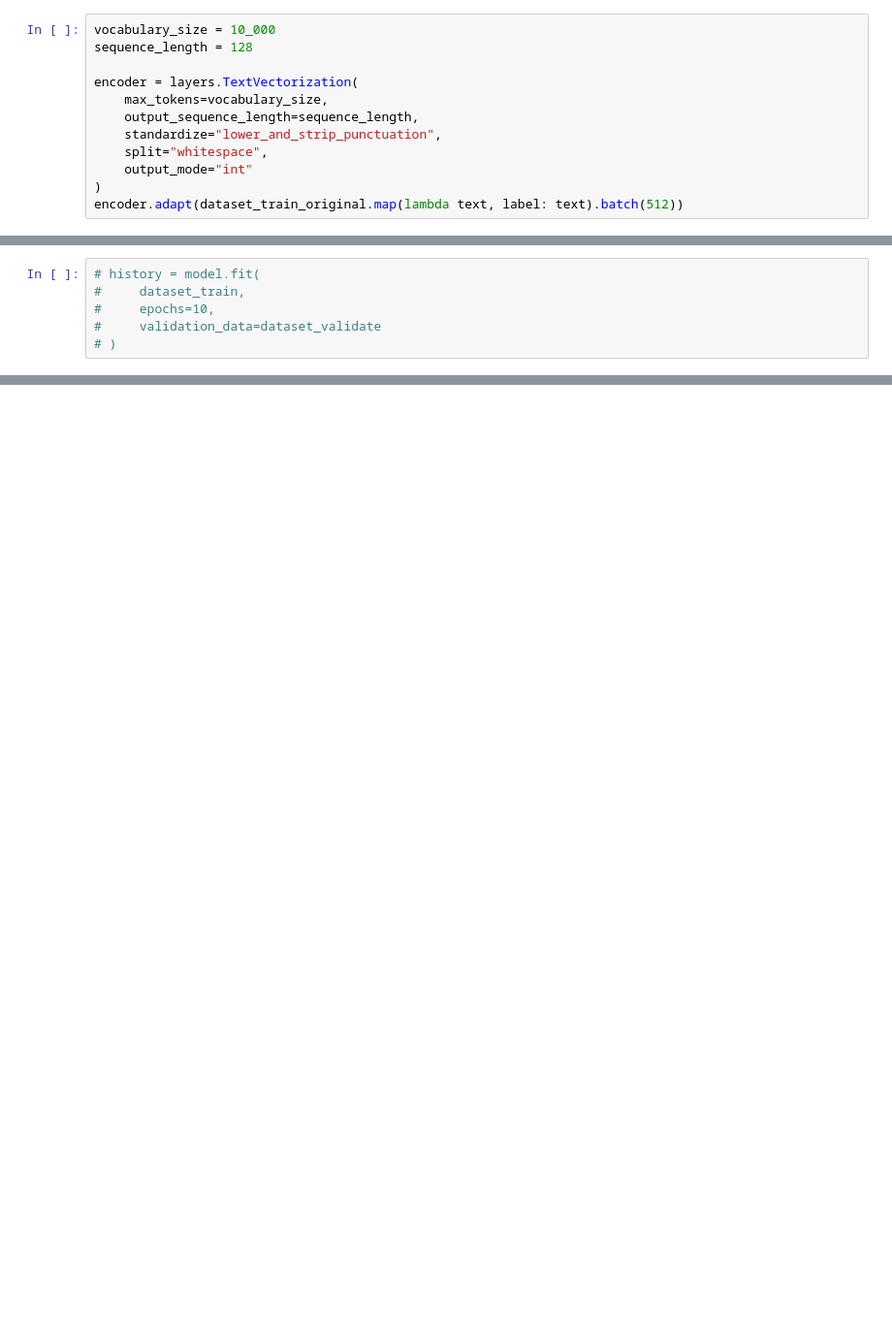
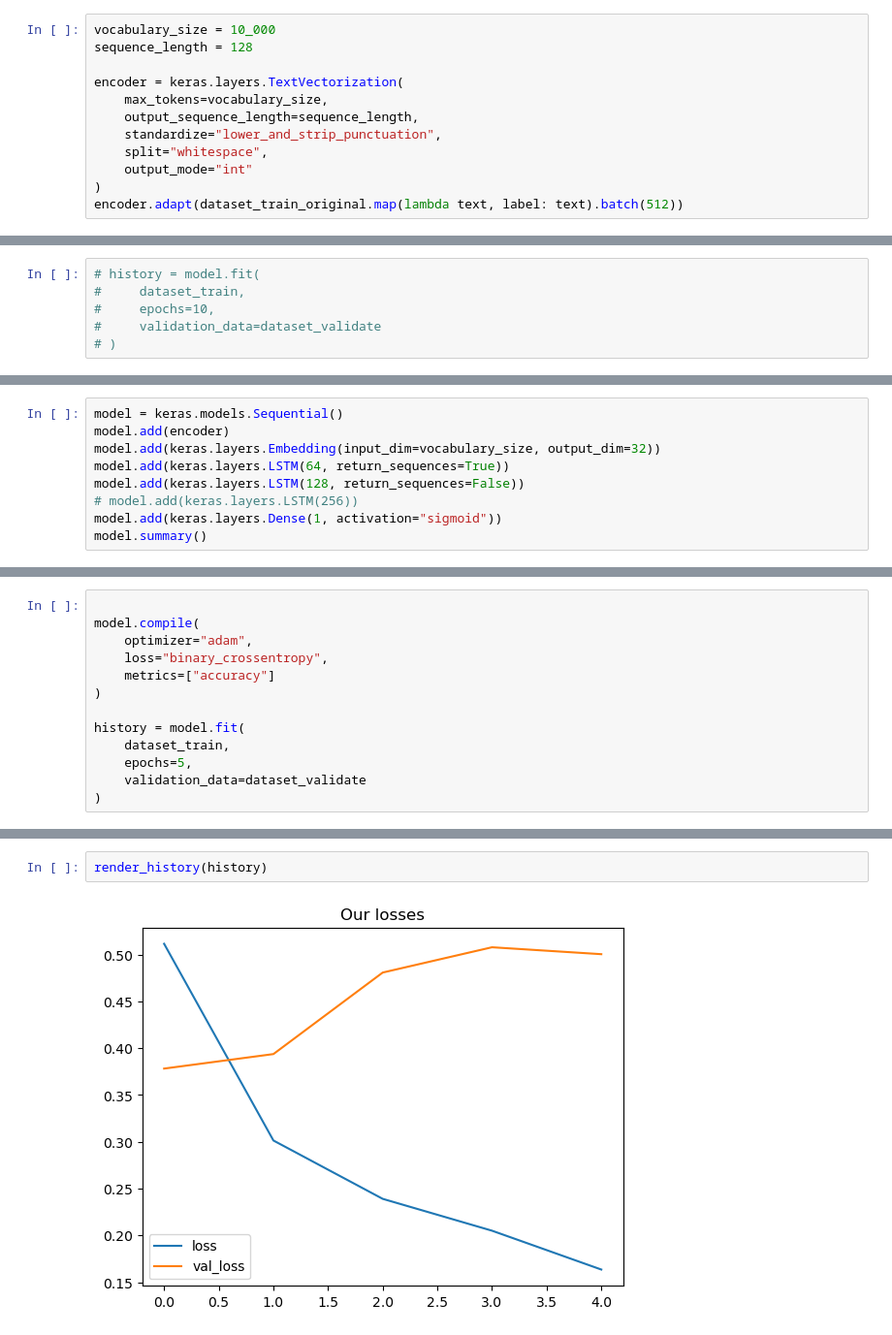
Before and after one commit to dnanad/dsr32, a Jupyter notebook: 12NLP_Transfer_Learning/DSR_Batch_32_LSTM.ipynb, the cells around one changed output, grey strips where cells are left out. Shown at 97% size. Cells and saved outputs as stored; diff of their text form; blank space fills up the shorter version.

Commit message:
lstm

```diff
--- a/12NLP_Transfer_Learning/DSR_Batch_32_LSTM.ipynb
+++ b/12NLP_Transfer_Learning/DSR_Batch_32_LSTM.ipynb
@@ -54,7 +68,7 @@ def render_history(history):
 vocabulary_size = 10_000
 sequence_length = 128
 
-encoder = layers.TextVectorization(
+encoder = keras.layers.TextVectorization(
     max_tokens=vocabulary_size,
     output_sequence_length=sequence_length,
     standardize="lower_and_strip_punctuation",
@@ -92,0 +173,9 @@ render_history(history)
+# %%
+model = keras.models.Sequential()
+model.add(encoder)
+model.add(keras.layers.Embedding(input_dim=vocabulary_size, output_dim=32))
+model.add(keras.layers.LSTM(64, return_sequences=True))
+model.add(keras.layers.LSTM(128, return_sequences=False))
+# model.add(keras.layers.LSTM(256))
+model.add(keras.layers.Dense(1, activation="sigmoid"))
+model.summary()
@@ -92,0 +203,13 @@ render_history(history)
+# %%
+
+model.compile(
+    optimizer="adam",
+    loss="binary_crossentropy",
+    metrics=["accuracy"]
+)
+
+history = model.fit(
+    dataset_train,
+    epochs=5,
+    validation_data=dataset_validate
+)
@@ -92,0 +227,4 @@ render_history(history)
+# %%
+render_history(history)
+# %% [output]
+[figure, added]
```
Also changed, not shown: parts of 12 cells of this notebook, 3 other files.
